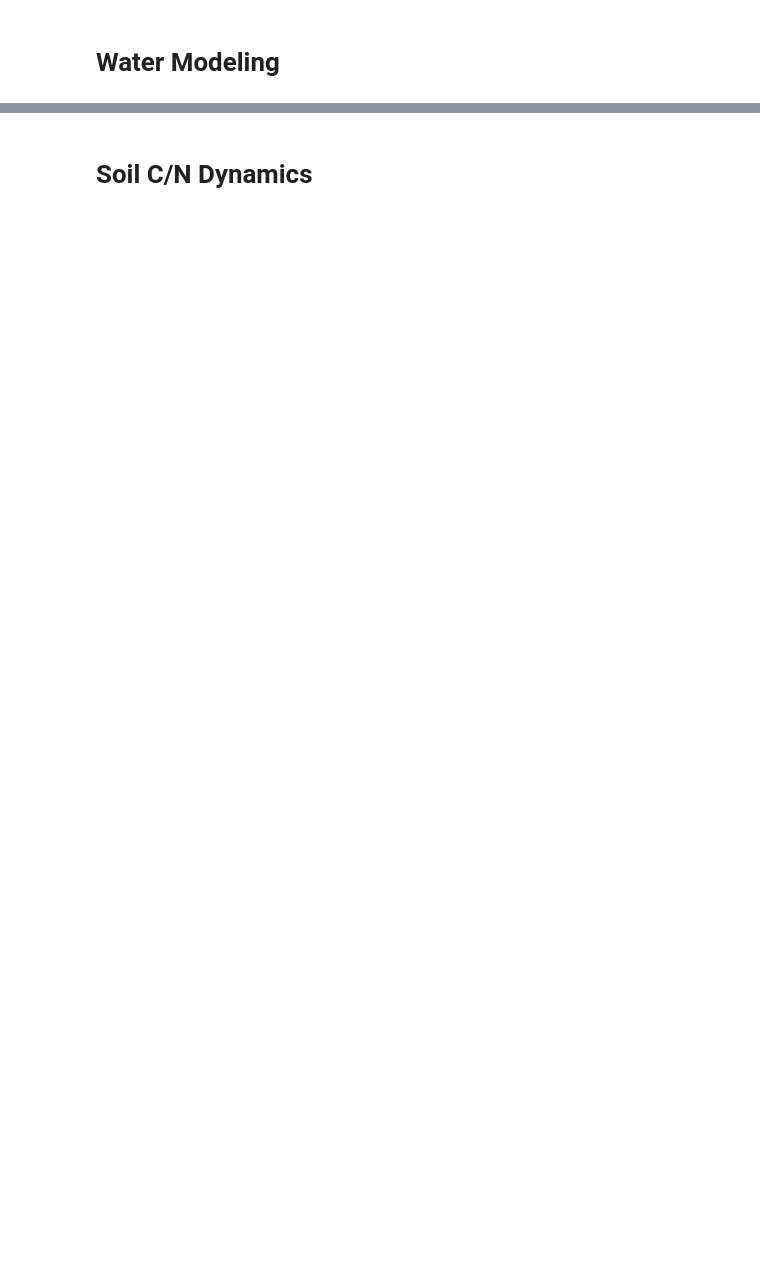
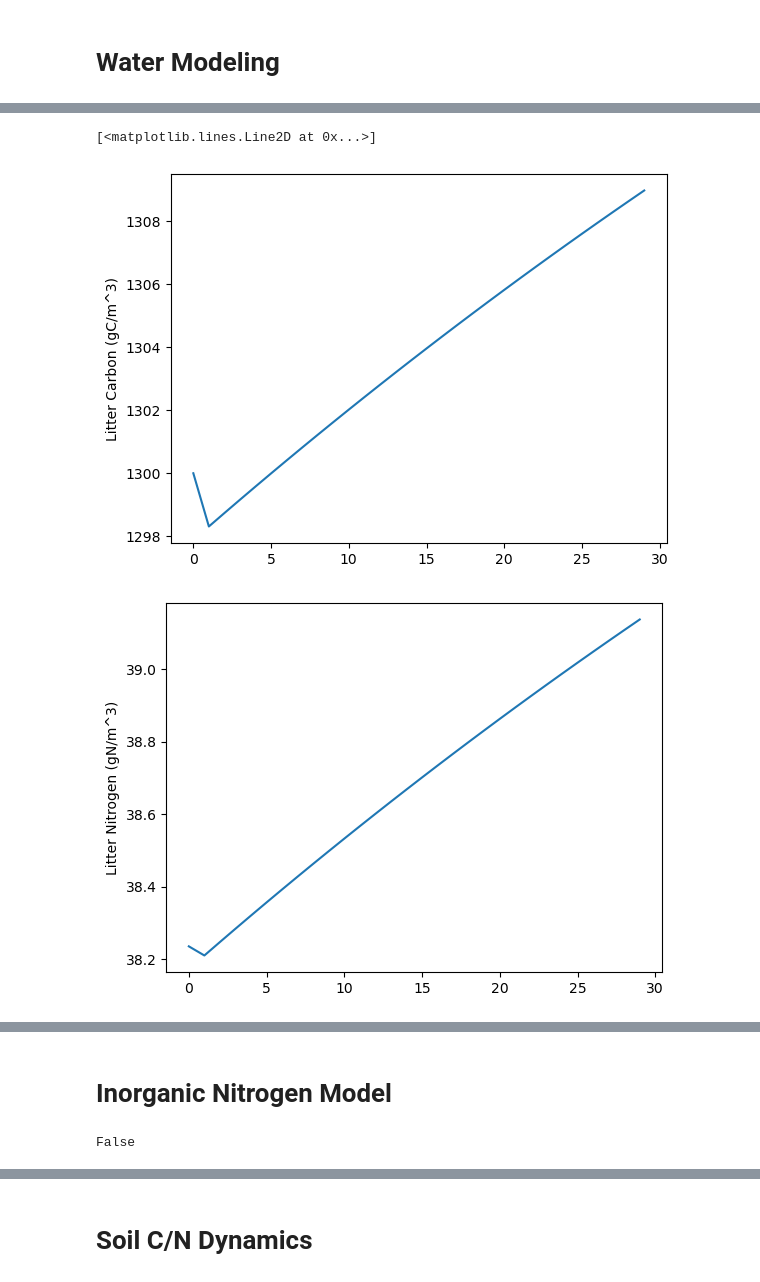
Before and after one commit to ryegleason/Optimal-Crop-Control, a Jupyter notebook: PorporatoModel.ipynb, the cells around one changed output, grey strips where cells are left out. Saved outputs shown, nothing was run; the diff lists cells and outputs as text; code cells hidden in the pictures; blank space fills up the shorter version.

```diff
--- a/PorporatoModel.ipynb
+++ b/PorporatoModel.ipynb
@@ -197,0 +297,21 @@ def print_step(i):
+# %%
+litter_carbon_g_per_m3, litter_nitrogen_g_per_m3, biomass_carbon_g_per_m3, humus_carbon_g_per_m3, net_flux_to_mineralized_nitrogen_g_per_m3_per_day = soil_organic_model(1300, 1300 / 34.0, 50, 8500, moisture_effect_on_decomposition_factor, np.zeros(NUM_DAYS_TOTAL), np.zeros(NUM_DAYS_TOTAL))
+plt.figure()
+plt.ylabel("Litter Carbon (gC/m^3)")
+plt.plot(range(NUM_DAYS_TOTAL), litter_carbon_g_per_m3)
+plt.figure()
+plt.ylabel("Litter Nitrogen (gN/m^3)")
+plt.plot(range(NUM_DAYS_TOTAL), litter_nitrogen_g_per_m3)
+plt.figure()
+plt.ylabel("Humus Carbon (gC/m^3)")
+plt.plot(range(NUM_DAYS_TOTAL), humus_carbon_g_per_m3)
+plt.figure()
+plt.ylabel("Biomass Carbon (gC/m^3)")
+plt.plot(range(NUM_DAYS_TOTAL), biomass_carbon_g_per_m3)
+plt.figure()
+plt.ylabel("Net Flux to Mineral N (gN/m^3/day)")
+plt.plot(range(NUM_DAYS_TOTAL), net_flux_to_mineralized_nitrogen_g_per_m3_per_day)
+# %% [output]
+[<matplotlib.lines.Line2D at 0x...>]
+[figure, added]
+[figure, added]
@@ -197,0 +321,2 @@ def print_step(i):
+# %% [markdown]
+# Inorganic Nitrogen Model
@@ -197,0 +405,5 @@ def print_step(i):
+# %%
+ammonium_nitrogen_g_per_m3, nitrate_nitrogen_g_per_m3, ammonium_leaching_rate_g_N_per_m3_per_day, nitrate_leaching_rate_g_N_per_m3_per_day, plant_passive_ammonium_uptake_rate_g_N_per_m3_per_day, plant_passive_nitrate_uptake_rate_g_N_per_m3_per_day, plant_active_ammonium_uptake_rate_g_N_per_m3_per_day, plant_active_nitrate_uptake_rate_g_N_per_m3_per_day, assumptions_violation, nitrification_rate_g_N_per_m3_per_day = inorganic_nitrogen_model(0.177, 0.118, leakage_rate_mm_per_day, transpiration_rate_mm_per_day, soil_moisture, moisture_effect_on_nitrification_factor, moisture_effect_on_decomposition_factor, net_flux_to_mineralized_nitrogen_g_per_m3_per_day, biomass_carbon_g_per_m3, output_dt_days=(1/24 * 1/6))
+print(any(assumptions_violation))
+# %% [output]
+False
```
Also changed, not shown: parts of 30 cells of this notebook, 1 other file.
